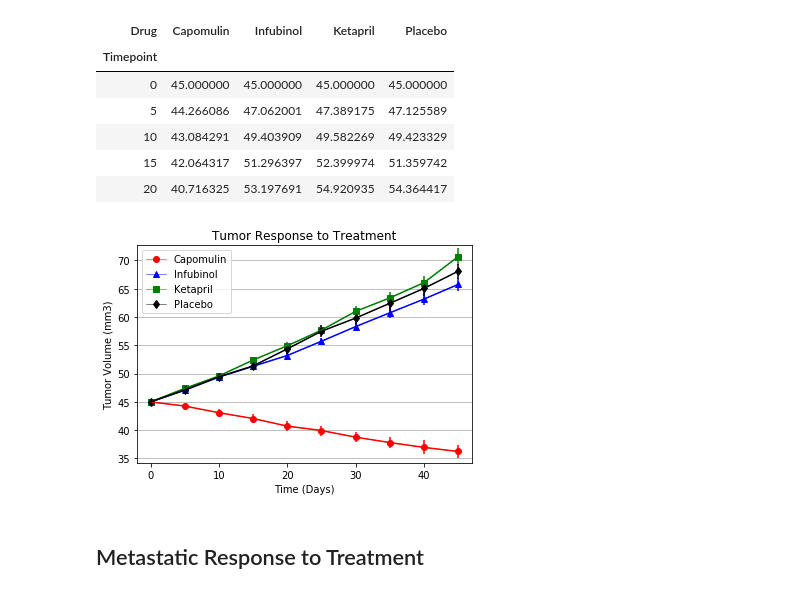
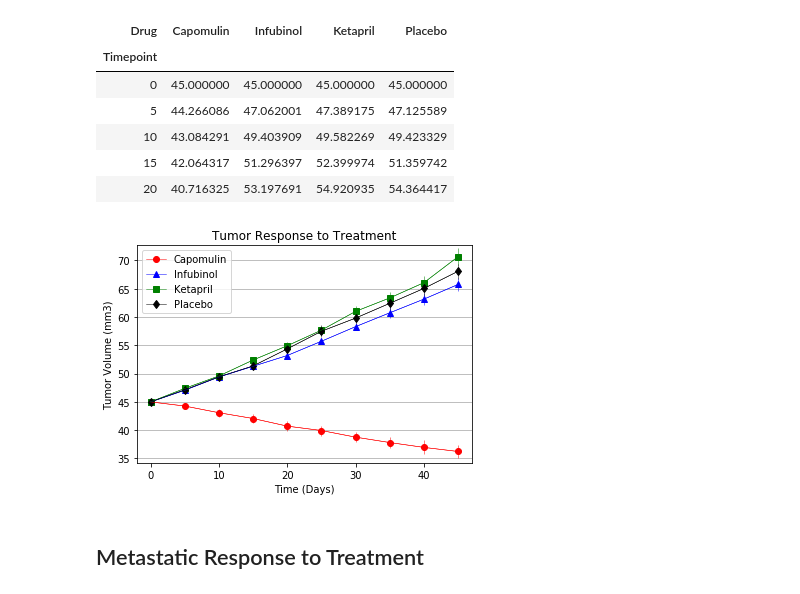
Before and after one commit to speculadora1/matplotlib-challenge, a Jupyter notebook: Pymaceuticals/pymaceuticals.ipynb, the cells around one changed output. Drawn from its saved outputs; the diff is of its cells as text; code cells hidden in the pictures.

```diff
--- a/Pymaceuticals/pymaceuticals.ipynb
+++ b/Pymaceuticals/pymaceuticals.ipynb
@@ -90,39 +90,43 @@ tumorPivot.head()
 | 20 | 40.716325 | 53.197691 | 54.920935 | 54.364417 |
 # %%
 # Add error plots for each drug
-plt.errorbar(tumorPivot.index, tumorPivot["Capomulin"], color = "red", yerr = tErrorsPivot["Capomulin"])
-plt.errorbar(tumorPivot.index, tumorPivot["Infubinol"], color = "blue", yerr = tErrorsPivot["Infubinol"])
-plt.errorbar(tumorPivot.index, tumorPivot["Ketapril"], color = "green", yerr = tErrorsPivot["Ketapril"])
-plt.errorbar(tumorPivot.index, tumorPivot["Placebo"], color = "black", yerr = tErrorsPivot["Placebo"])
+plt.errorbar(tumorPivot.index, tumorPivot["Capomulin"], color = "red",
+             yerr = tErrorsPivot["Capomulin"], linewidth = 0.5)
+plt.errorbar(tumorPivot.index, tumorPivot["Infubinol"], color = "blue",
+             yerr = tErrorsPivot["Infubinol"], linewidth = 0.5)
+plt.errorbar(tumorPivot.index, tumorPivot["Ketapril"], color = "green",
+             yerr = tErrorsPivot["Ketapril"], linewidth = 0.5)
+plt.errorbar(tumorPivot.index, tumorPivot["Placebo"], color = "black",
+             yerr = tErrorsPivot["Placebo"], linewidth = 0.5)
 
 # Plot the line chart for each drug
 capomulin, = plt.plot(tumorPivot.index, tumorPivot["Capomulin"], color = "red", label = "Capomulin",
                       marker = "o", linewidth = 0.5)
 infubinol, = plt.plot(tumorPivot.index, tumorPivot["Infubinol"], color = "blue", label = "Infubinol",
                       marker = "^", linewidth = 0.5)
 ketapril, = plt.plot(tumorPivot.index, tumorPivot["Ketapril"], color = "green", label = "Ketapril",
                      marker = "s", linewidth = 0.5)
 placebo, = plt.plot(tumorPivot.index, tumorPivot["Placebo"], color = "black", label = "Placebo",
                     marker = "d", linewidth = 0.5)
 
 # Add formatting to the chart
 plt.grid(axis = "y")
 plt.ylim(tumorMeans["Tumor Volume (mm3)"].min() - 2, tumorMeans["Tumor Volume (mm3)"].max() + 2)
 plt.xlim(tumorMeans["Timepoint"].min() - 2, tumorMeans["Timepoint"].max() + 2)
 plt.xlabel("Time (Days)")
 plt.ylabel("Tumor Volume (mm3)")
 plt.title("Tumor Response to Treatment")
 
 # Create a legend for the chart
 plt.legend(handles=[capomulin, infubinol, ketapril, placebo], loc="best")
 
 # Save the figure
 plt.savefig("images/TreatmentResponse.png")
 
 # Display the plot
 plt.show()
 # %% [output]
-[figure, old version]
+[figure, new version]
 # %% [markdown]
 ## Metastatic Response to Treatment
 # %%
```
Also changed, not shown: parts of 5 cells of this notebook, 4 other files.
